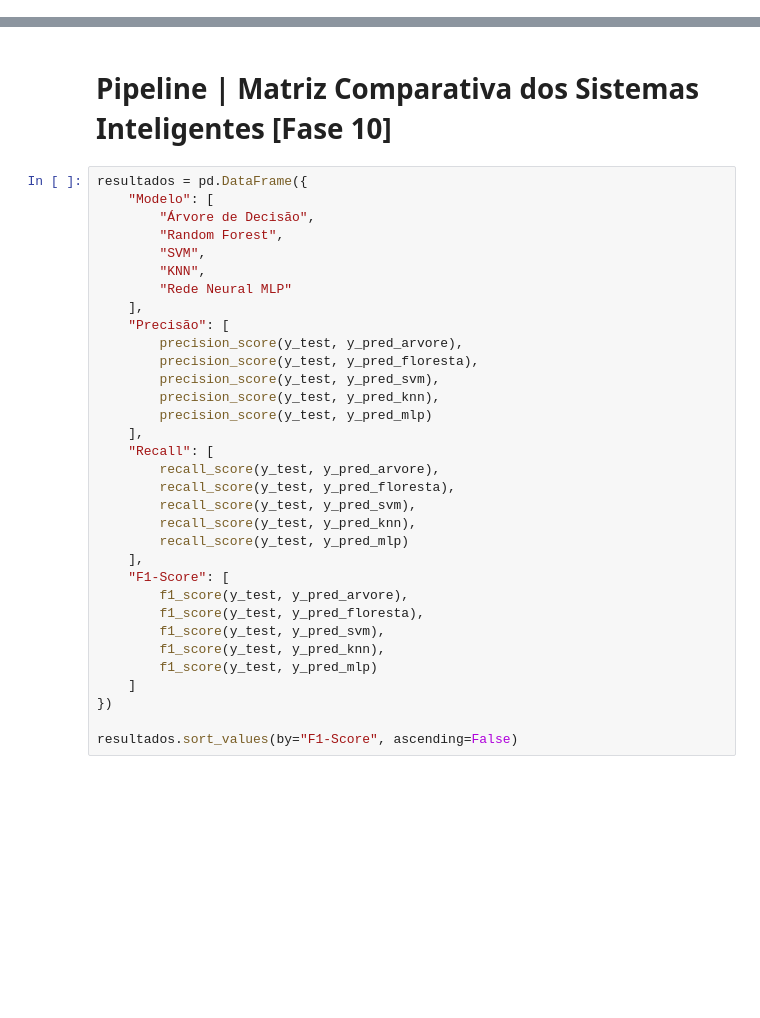
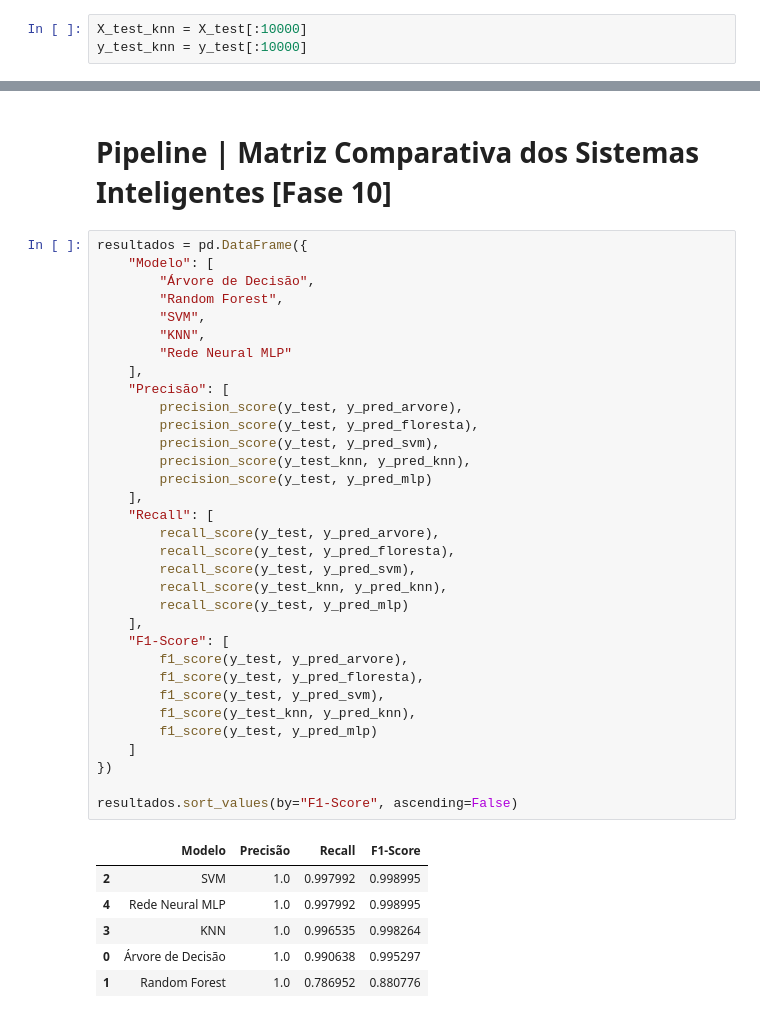
Before and after one commit to carolineolvs/ProvaIcoma, a Jupyter notebook: neuroalgoritmos_caroline_silva.ipynb, the cells around one changed output, grey strips where cells are left out. Cells and saved outputs as stored; diff of their text form; blank space fills up the shorter version.

```diff
--- a/neuroalgoritmos_caroline_silva.ipynb
+++ b/neuroalgoritmos_caroline_silva.ipynb
@@ -267,0 +257,3 @@ knn
+# %%
+X_test_knn = X_test[:10000]
+y_test_knn = y_test[:10000]
@@ -298,35 +353,42 @@ print(classification_report(y_test, y_pred_mlp))
 # %%
 resultados = pd.DataFrame({
     "Modelo": [
         "Árvore de Decisão",
         "Random Forest",
         "SVM",
         "KNN",
         "Rede Neural MLP"
     ],
     "Precisão": [
         precision_score(y_test, y_pred_arvore),
         precision_score(y_test, y_pred_floresta),
         precision_score(y_test, y_pred_svm),
-        precision_score(y_test, y_pred_knn),
+        precision_score(y_test_knn, y_pred_knn),
         precision_score(y_test, y_pred_mlp)
     ],
     "Recall": [
         recall_score(y_test, y_pred_arvore),
         recall_score(y_test, y_pred_floresta),
         recall_score(y_test, y_pred_svm),
-        recall_score(y_test, y_pred_knn),
+        recall_score(y_test_knn, y_pred_knn),
         recall_score(y_test, y_pred_mlp)
     ],
     "F1-Score": [
         f1_score(y_test, y_pred_arvore),
         f1_score(y_test, y_pred_floresta),
         f1_score(y_test, y_pred_svm),
-        f1_score(y_test, y_pred_knn),
+        f1_score(y_test_knn, y_pred_knn),
         f1_score(y_test, y_pred_mlp)
     ]
 })
 
 resultados.sort_values(by="F1-Score", ascending=False)
+# %% [output]
+|  | Modelo | Precisão | Recall | F1-Score |
+| 2 | SVM | 1.0 | 0.997992 | 0.998995 |
+| 4 | Rede Neural MLP | 1.0 | 0.997992 | 0.998995 |
+| 3 | KNN | 1.0 | 0.996535 | 0.998264 |
+| 0 | Árvore de Decisão | 1.0 | 0.990638 | 0.995297 |
+| 1 | Random Forest | 1.0 | 0.786952 | 0.880776 |
 # %%
 resultados.set_index("Modelo")[
```
Also changed, not shown: parts of 23 cells of this notebook.
